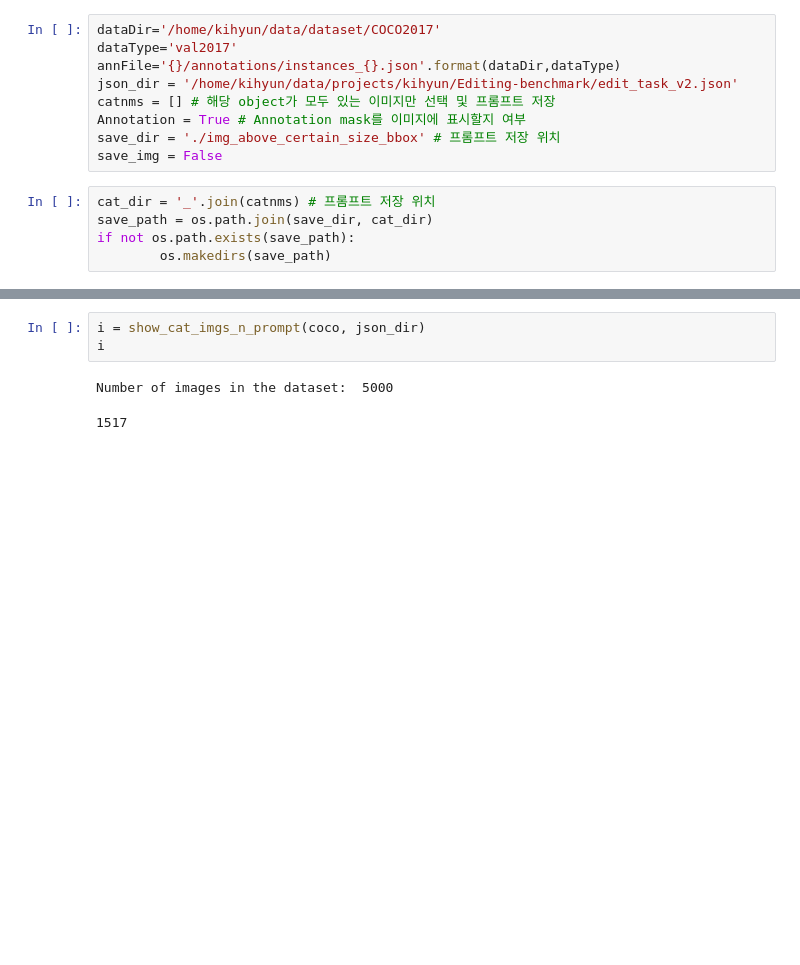
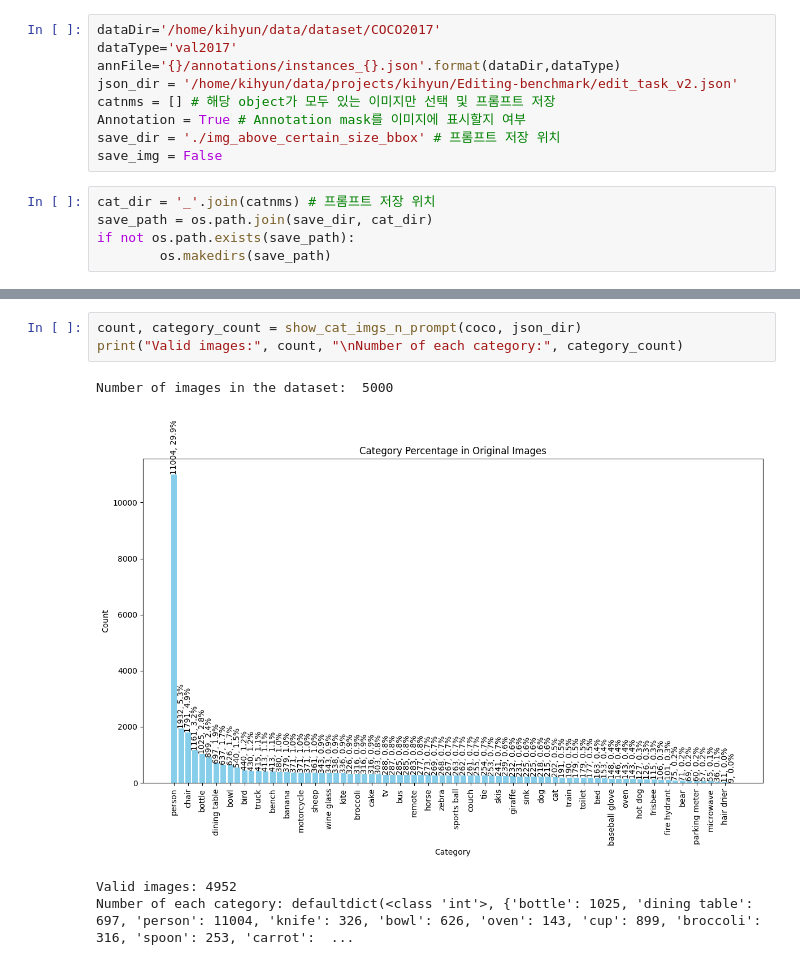
Before and after one commit to kimlemon1/Editing-benchmark, a Jupyter notebook: check_bbox_size.ipynb, the cells around one changed output, grey strips where cells are left out. Cells and saved outputs as stored; diff of their text form; blank space fills up the shorter version.

```diff
--- a/check_bbox_size.ipynb
+++ b/check_bbox_size.ipynb
@@ -162,6 +194,8 @@ image_summary
-# %%
-i = show_cat_imgs_n_prompt(coco, json_dir)
-i
-# %% [output]
-Number of images in the dataset:  5000
-1517
+# %%
+count, category_count = show_cat_imgs_n_prompt(coco, json_dir)
+print("Valid images:", count, "\nNumber of each category:", category_count)
+# %% [output]
+Number of images in the dataset:  5000
+[figure, added]
+Valid images: 4952
+Number of each category: defaultdict(<class 'int'>, {'bottle': 1025, 'dining table': 697, 'person': 11004, 'knife': 326, 'bowl': 626, 'oven': 143, 'cup': 899, 'broccoli': 316, 'spoon': 253, 'carrot':  ...
```
Also changed, not shown: parts of 4 cells of this notebook.
